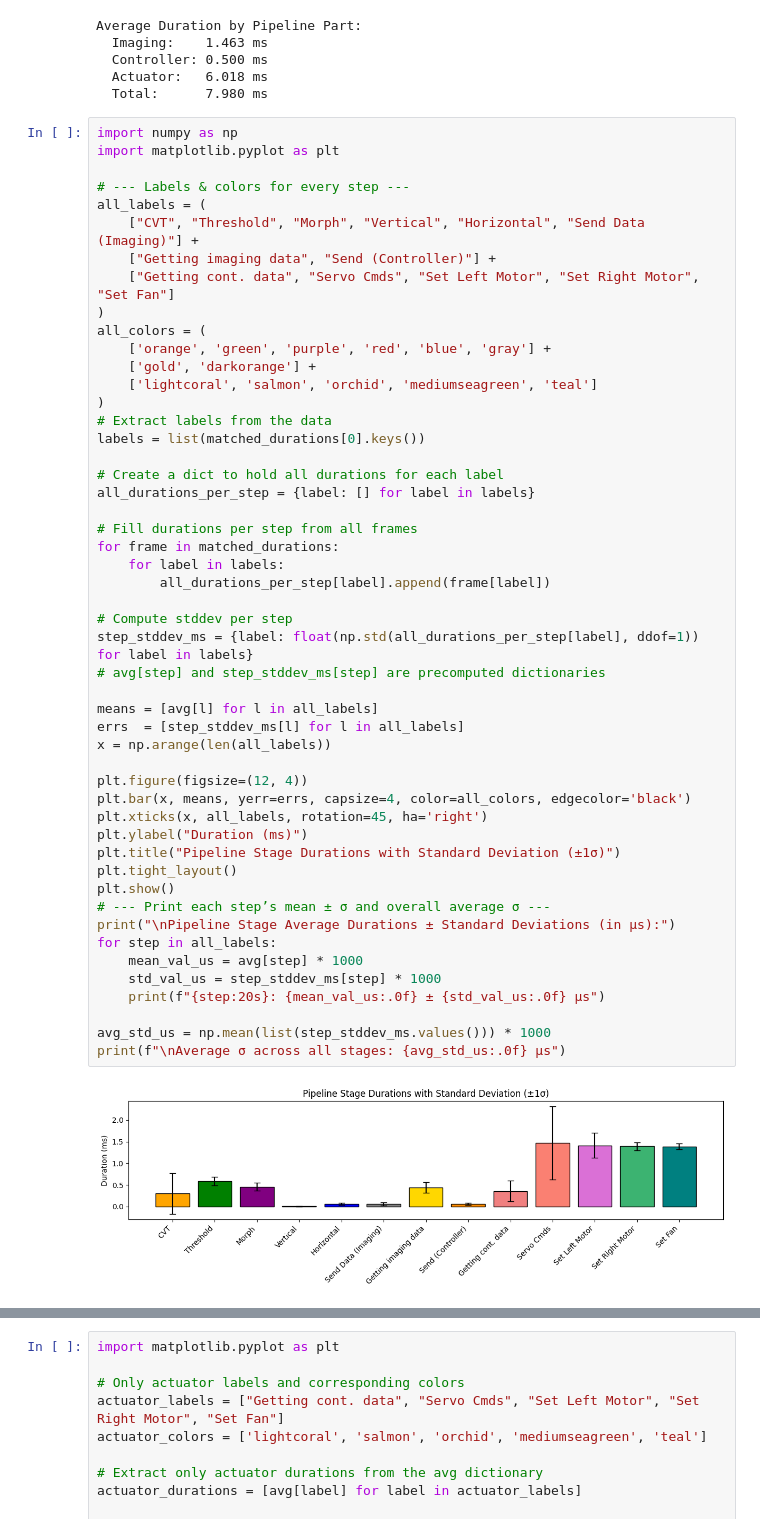
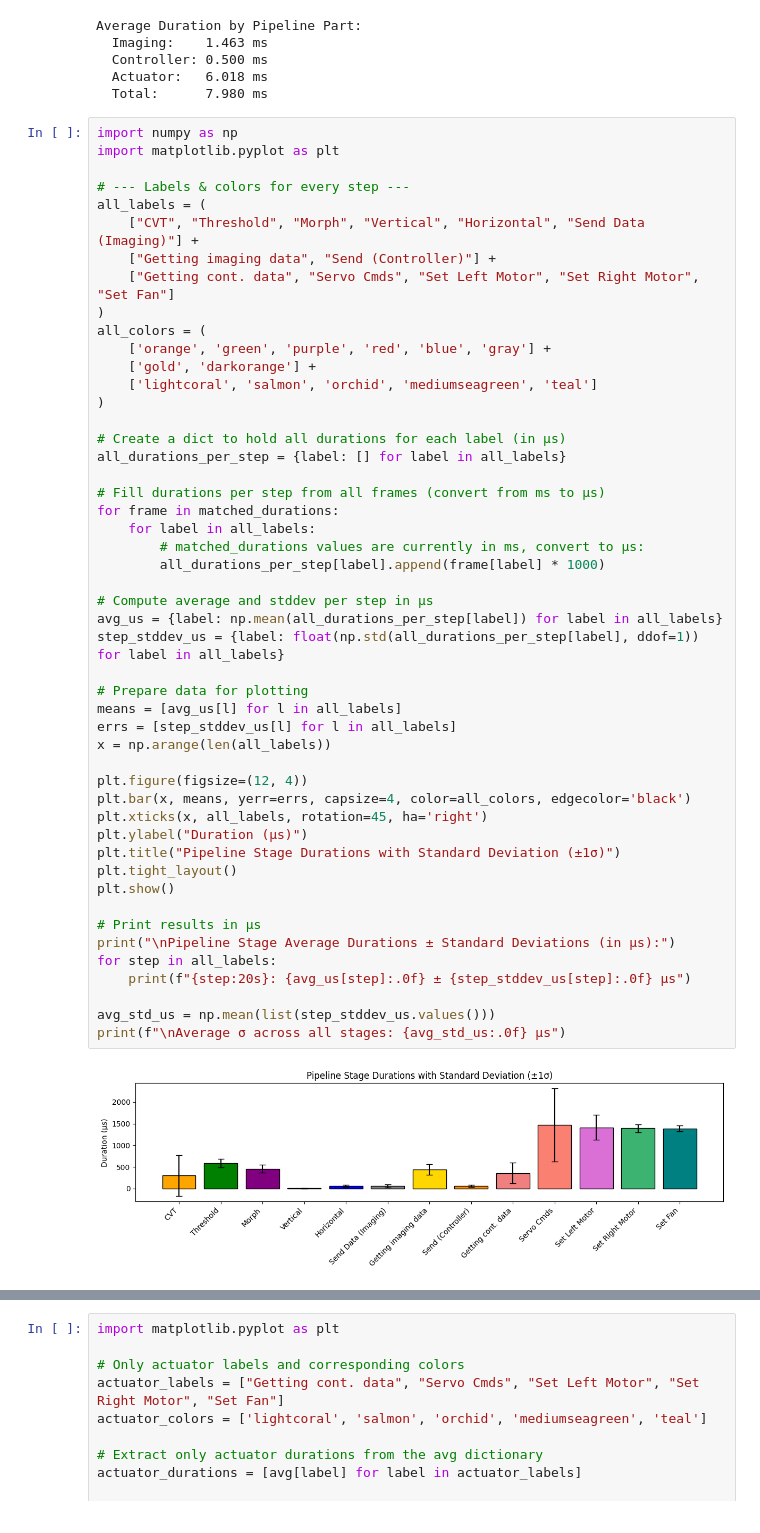
Before and after one commit to QS832/thesis-data, a Jupyter notebook: bench-plots copy.ipynb, the cells around one changed output, grey strips where cells are left out. Saved outputs shown, nothing was run; the diff lists cells and outputs as text.

```diff
--- a/bench-plots copy.ipynb
+++ b/bench-plots copy.ipynb
@@ -1253,52 +1143,51 @@ import matplotlib.pyplot as plt
 
 # --- Labels & colors for every step ---
 all_labels = (
     ["CVT", "Threshold", "Morph", "Vertical", "Horizontal", "Send Data (Imaging)"] +
     ["Getting imaging data", "Send (Controller)"] +
     ["Getting cont. data", "Servo Cmds", "Set Left Motor", "Set Right Motor", "Set Fan"]
 )
 all_colors = (
     ['orange', 'green', 'purple', 'red', 'blue', 'gray'] +
     ['gold', 'darkorange'] +
     ['lightcoral', 'salmon', 'orchid', 'mediumseagreen', 'teal']
 )
-# Extract labels from the data
-labels = list(matched_durations[0].keys())
 
-# Create a dict to hold all durations for each label
-all_durations_per_step = {label: [] for label in labels}
+# Create a dict to hold all durations for each label (in μs)
+all_durations_per_step = {label: [] for label in all_labels}
 
-# Fill durations per step from all frames
+# Fill durations per step from all frames (convert from ms to μs)
 for frame in matched_durations:
-    for label in labels:
-        all_durations_per_step[label].append(frame[label])
+    for label in all_labels:
+        # matched_durations values are currently in ms, convert to μs:
+        all_durations_per_step[label].append(frame[label] * 1000)
 
-# Compute stddev per step
-step_stddev_ms = {label: float(np.std(all_durations_per_step[label], ddof=1)) for label in labels}
-# avg[step] and step_stddev_ms[step] are precomputed dictionaries
+# Compute average and stddev per step in μs
+avg_us = {label: np.mean(all_durations_per_step[label]) for label in all_labels}
+step_stddev_us = {label: float(np.std(all_durations_per_step[label], ddof=1)) for label in all_labels}
 
-means = [avg[l] for l in all_labels]
-errs  = [step_stddev_ms[l] for l in all_labels]
+# Prepare data for plotting
+means = [avg_us[l] for l in all_labels]
+errs = [step_stddev_us[l] for l in all_labels]
 x = np.arange(len(all_labels))
 
 plt.figure(figsize=(12, 4))
 plt.bar(x, means, yerr=errs, capsize=4, color=all_colors, edgecolor='black')
 plt.xticks(x, all_labels, rotation=45, ha='right')
-plt.ylabel("Duration (ms)")
+plt.ylabel("Duration (μs)")
 plt.title("Pipeline Stage Durations with Standard Deviation (±1σ)")
 plt.tight_layout()
 plt.show()
-# --- Print each step’s mean ± σ and overall average σ ---
+
+# Print results in μs
 print("\nPipeline Stage Average Durations ± Standard Deviations (in μs):")
 for step in all_labels:
-    mean_val_us = avg[step] * 1000
-    std_val_us = step_stddev_ms[step] * 1000
-    print(f"{step:20s}: {mean_val_us:.0f} ± {std_val_us:.0f} μs")
+    print(f"{step:20s}: {avg_us[step]:.0f} ± {step_stddev_us[step]:.0f} μs")
 
-avg_std_us = np.mean(list(step_stddev_ms.values())) * 1000
+avg_std_us = np.mean(list(step_stddev_us.values()))
 print(f"\nAverage σ across all stages: {avg_std_us:.0f} μs")
 # %% [output]
-[figure, old version]
+[figure, new version]
 Pipeline Stage Average Durations ± Standard Deviations (in μs):
 CVT                 : 299 ± 476 μs
 Threshold           : 587 ± 104 μs
```
Also changed, not shown: parts of 2 cells of this notebook.
